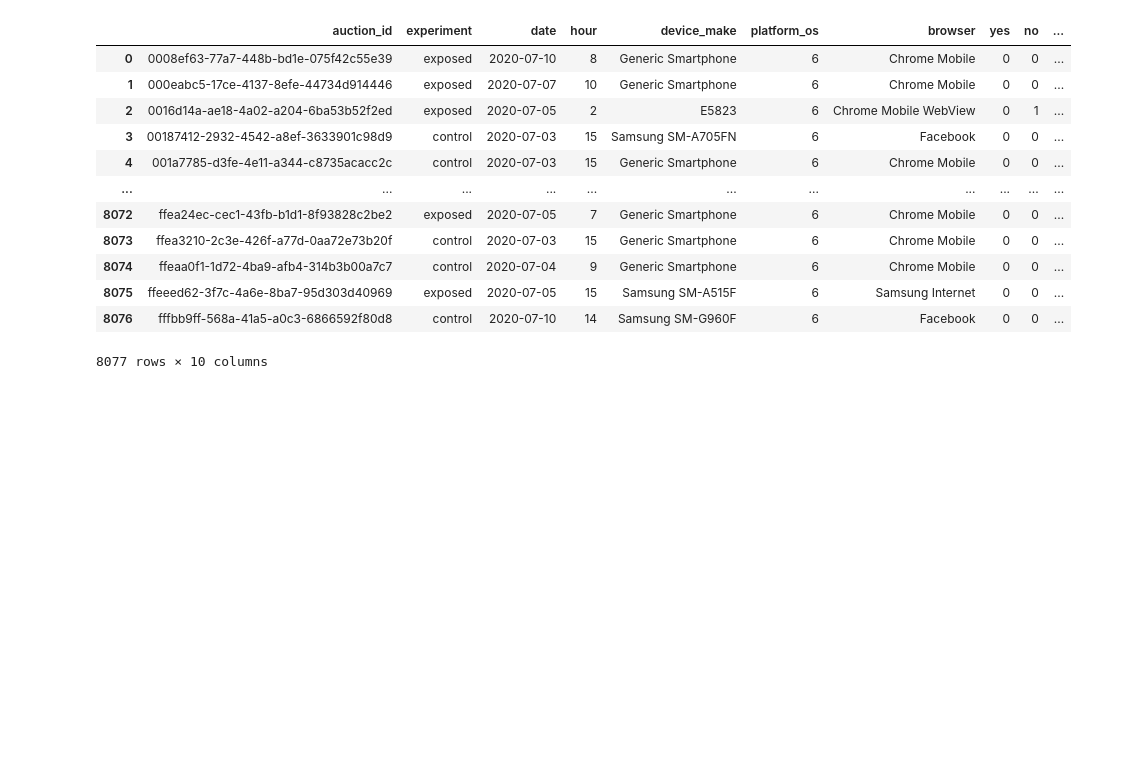
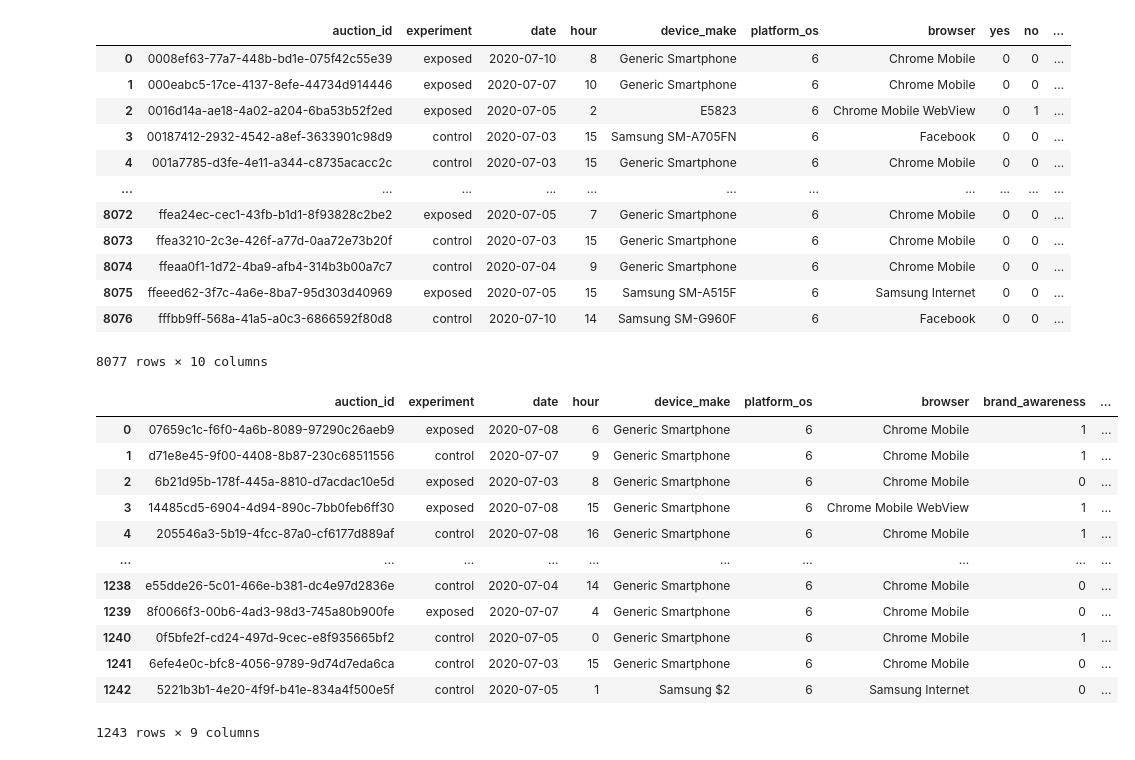
Before and after one commit to SamDewriter/ABHypothesisTesting-AdCampaignPerformance, a Jupyter notebook: Week2.ipynb, the cells around one changed output. Saved outputs shown, nothing was run; the diff lists cells and outputs as text; code cells hidden in the pictures; blank space fills up the shorter version.

```diff
--- a/Week2.ipynb
+++ b/Week2.ipynb
@@ -505,0 +506,16 @@ df1_version =
+# %%
+df_clean
+# %% [output]
+|  | auction_id | experiment | date | hour | device_make | platform_os | browser | brand_awareness | ... |
+| 0 | 07659c1c-f6f0-4a6b-8089-97290c26aeb9 | exposed | 2020-07-08 | 6 | Generic Smartphone | 6 | Chrome Mobile | 1 | ... |
+| 1 | d71e8e45-9f00-4408-8b87-230c68511556 | control | 2020-07-07 | 9 | Generic Smartphone | 6 | Chrome Mobile | 1 | ... |
+| 2 | 6b21d95b-178f-445a-8810-d7acdac10e5d | exposed | 2020-07-03 | 8 | Generic Smartphone | 6 | Chrome Mobile | 0 | ... |
+| 3 | 14485cd5-6904-4d94-890c-7bb0feb6ff30 | exposed | 2020-07-08 | 15 | Generic Smartphone | 6 | Chrome Mobile WebView | 1 | ... |
+| 4 | 205546a3-5b19-4fcc-87a0-cf6177d889af | control | 2020-07-08 | 16 | Generic Smartphone | 6 | Chrome Mobile | 1 | ... |
+| ... | ... | ... | ... | ... | ... | ... | ... | ... | ... |
+| 1238 | e55dde26-5c01-466e-b381-dc4e97d2836e | control | 2020-07-04 | 14 | Generic Smartphone | 6 | Chrome Mobile | 0 | ... |
+| 1239 | 8f0066f3-00b6-4ad3-98d3-745a80b900fe | exposed | 2020-07-07 | 4 | Generic Smartphone | 6 | Chrome Mobile | 0 | ... |
+| 1240 | 0f5bfe2f-cd24-497d-9cec-e8f935665bf2 | control | 2020-07-05 | 0 | Generic Smartphone | 6 | Chrome Mobile | 1 | ... |
+| 1241 | 6efe4e0c-bfc8-4056-9789-9d74d7eda6ca | control | 2020-07-03 | 15 | Generic Smartphone | 6 | Chrome Mobile | 0 | ... |
+| 1242 | 5221b3b1-4e20-4f9f-b41e-834a4f500e5f | control | 2020-07-05 | 1 | Samsung $2 | 6 | Samsung Internet | 0 | ... |
+1243 rows × 9 columns
```
Also changed, not shown: parts of 4 cells of this notebook, 7 other files.
